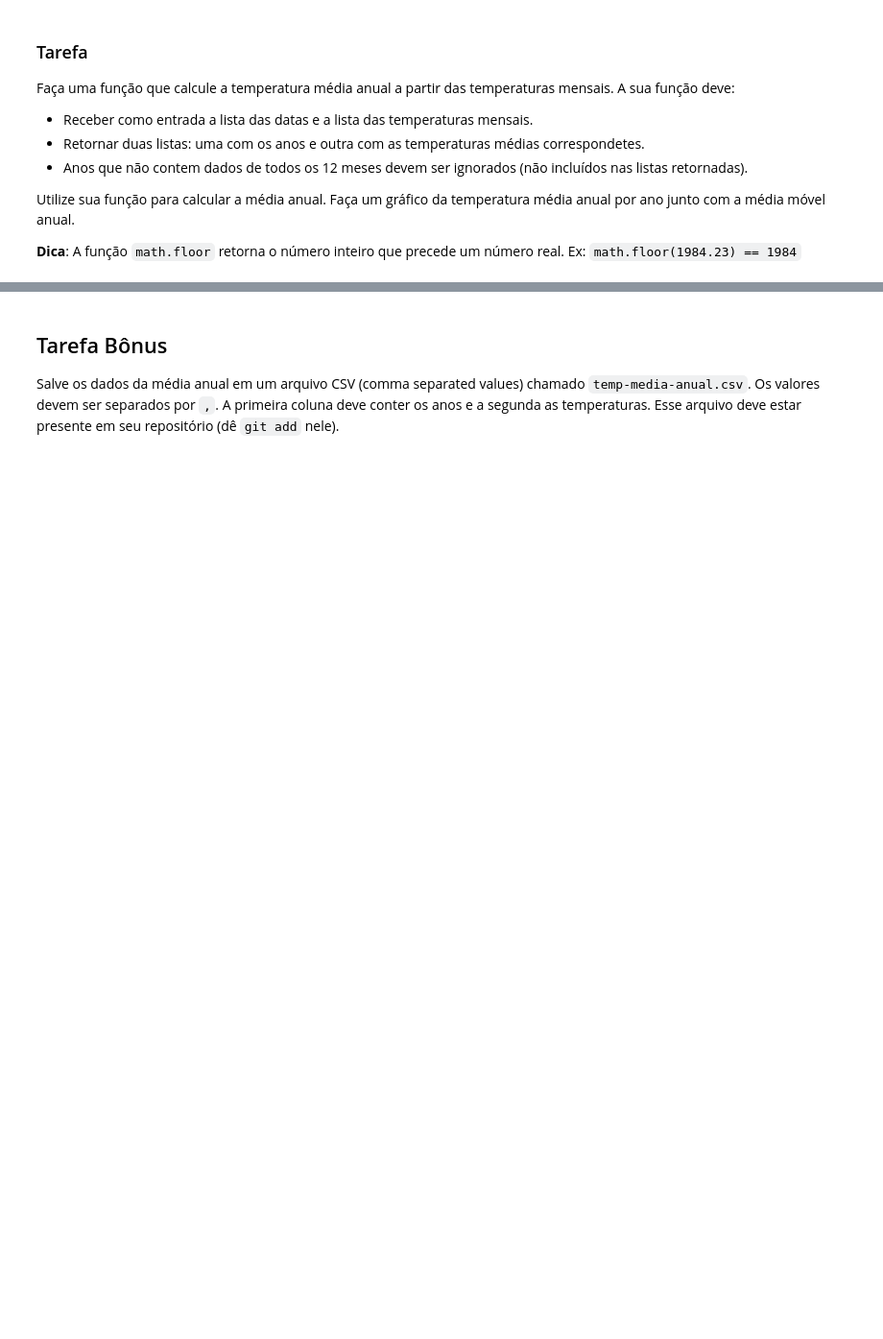
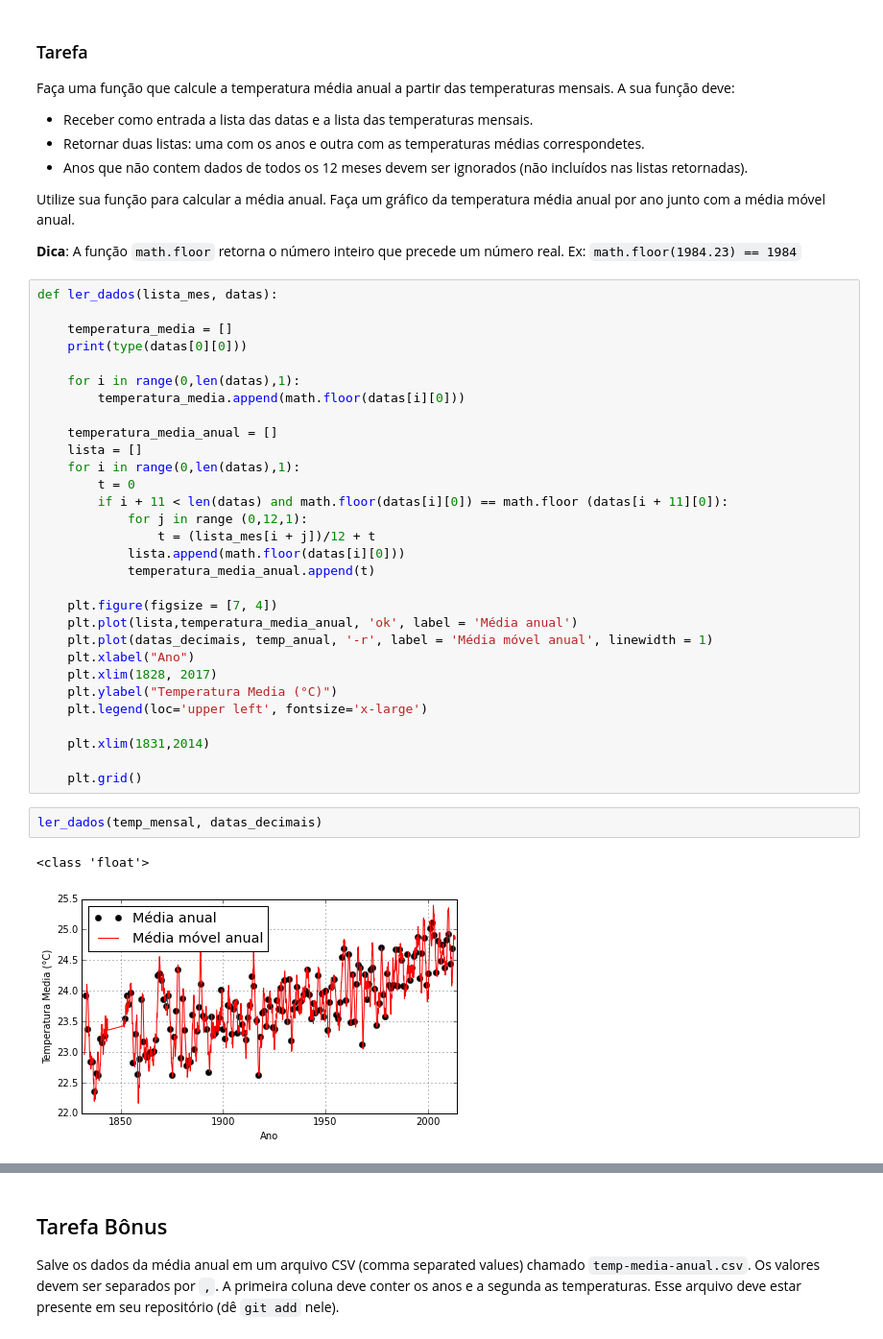
Before and after one commit to mat-esp-2015/capstone-gameover, a Jupyter notebook: capstone.ipynb, the cells around one changed output, grey strips where cells are left out. Shown at 96% size. Cells and saved outputs as stored; diff of their text form; blank space fills up the shorter version.

```diff
--- a/capstone.ipynb
+++ b/capstone.ipynb
@@ -157,6 +157,41 @@ Faça uma função que calcule a temperatura média anual a partir das temperatu
 Utilize sua função para calcular a média anual. Faça um gráfico da temperatura média anual por ano junto com a média móvel anual.
 
 **Dica**: A função `math.floor` retorna o número inteiro que precede um número real. Ex: `math.floor(1984.23) == 1984`
+# %%
+def ler_dados(lista_mes, datas):
+
+    temperatura_media = []
+    print(type(datas[0][0]))
+
+    for i in range(0,len(datas),1):
+        temperatura_media.append(math.floor(datas[i][0]))
+
+    temperatura_media_anual = []
+    lista = []
+    for i in range(0,len(datas),1):
+        t = 0
+        if i + 11 < len(datas) and math.floor(datas[i][0]) == math.floor (datas[i + 11][0]):
+            for j in range (0,12,1):
+                t = (lista_mes[i + j])/12 + t
+            lista.append(math.floor(datas[i][0]))
+            temperatura_media_anual.append(t)
+
+    plt.figure(figsize = [7, 4])
+    plt.plot(lista,temperatura_media_anual, 'ok', label = 'Média anual')
+    plt.plot(datas_decimais, temp_anual, '-r', label = 'Média móvel anual', linewidth = 1)
+    plt.xlabel("Ano")
+    plt.xlim(1828, 2017)
+    plt.ylabel("Temperatura Media (°C)")
+    plt.legend(loc='upper left', fontsize='x-large')
+
+    plt.xlim(1831,2014)
+
+    plt.grid()
+# %%
+ler_dados(temp_mensal, datas_decimais)
+# %% [output]
+<class 'float'>
+[figure, added]
 # %% [markdown]
 ### Resultado esperado
 
```
